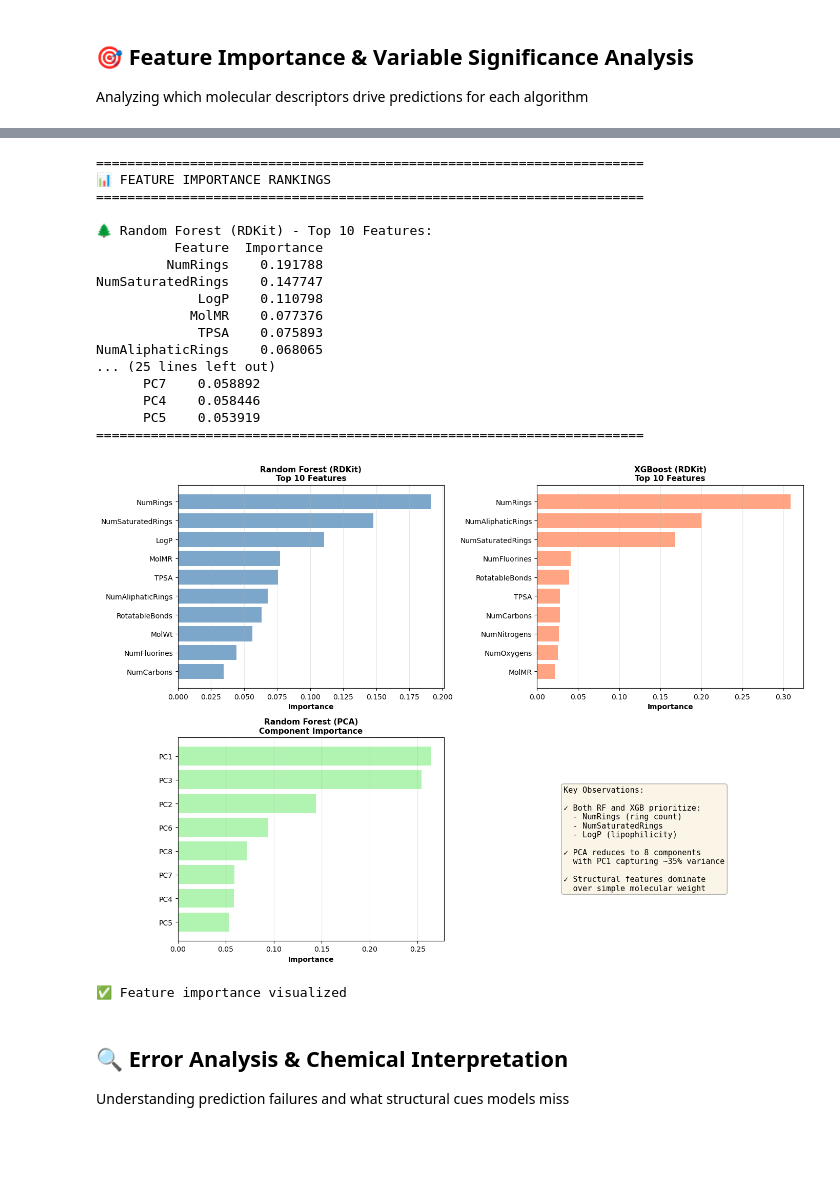
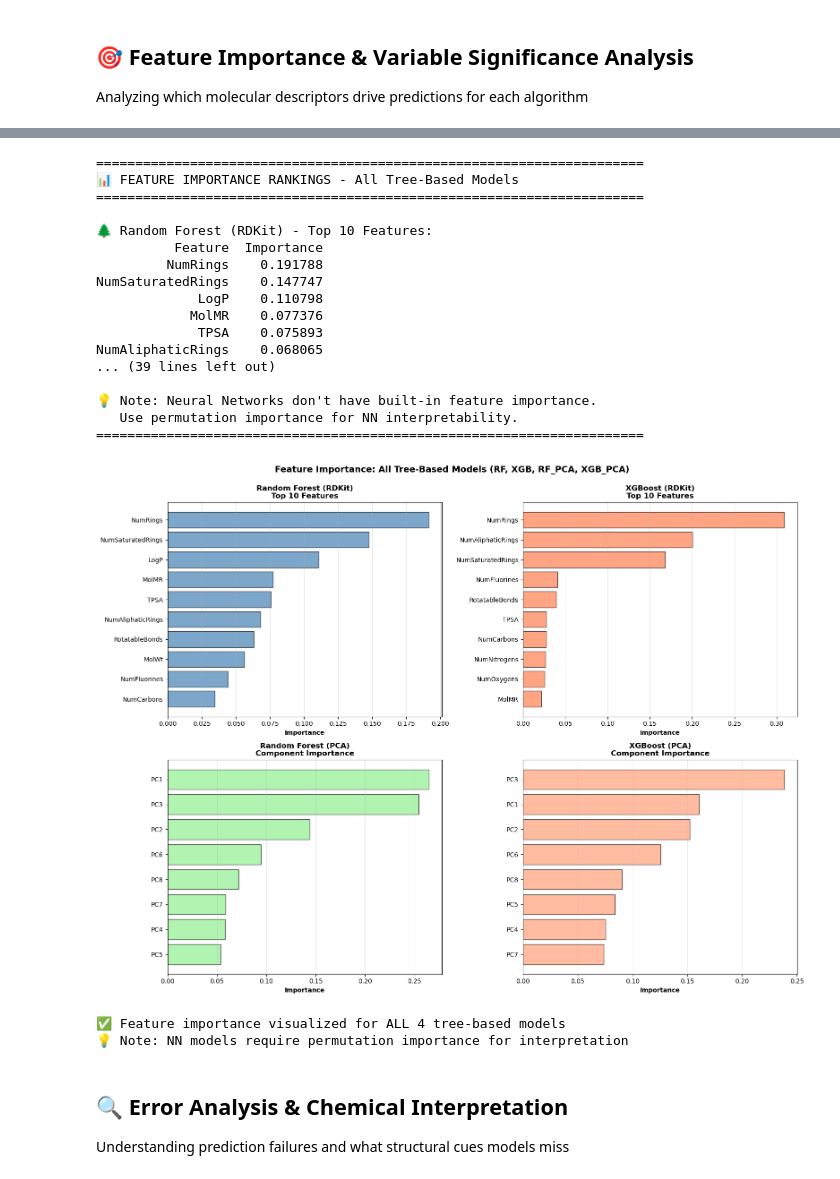
Before and after one commit to KhaledO04/University-BiomedicalMachineLearning, a Jupyter notebook: Main/modeling_all_comparison.ipynb, the cells around one changed output, grey strips where cells are left out. Saved outputs shown, nothing was run; the diff lists cells and outputs as text; code cells hidden in the pictures; blank space fills up the shorter version.

```diff
--- a/Main/modeling_all_comparison.ipynb
+++ b/Main/modeling_all_comparison.ipynb
@@ -339,7 +432,7 @@ print("✅ Models trained")
 # %%
 # Extract feature importances (built-in for tree models)
 print("="*70)
-print("📊 FEATURE IMPORTANCE RANKINGS")
+print("📊 FEATURE IMPORTANCE RANKINGS - All Tree-Based Models")
 print("="*70)
 
 # RF (RDKit) - Built-in importance
@@ -369,10 +462,21 @@ rf_pca_importance = pd.DataFrame({
 print("\n🌲 Random Forest (PCA) - Component Importance:")
 print(rf_pca_importance.to_string(index=False))
 
+# XGB PCA importance
+xgb_pca_importance = pd.DataFrame({
+    'Component': [f'PC{i+1}' for i in range(len(xgb_pca_model.feature_importances_))],
+    'Importance': xgb_pca_model.feature_importances_
+}).sort_values('Importance', ascending=False)
+
+print("\n🚀 XGBoost (PCA) - Component Importance:")
+print(xgb_pca_importance.to_string(index=False))
+
+print("\n💡 Note: Neural Networks don't have built-in feature importance.")
+print("   Use permutation importance for NN interpretability.")
 print("="*70)
 # %% [output]
 ======================================================================
-📊 FEATURE IMPORTANCE RANKINGS
+📊 FEATURE IMPORTANCE RANKINGS - All Tree-Based Models
 ======================================================================
 
 🌲 Random Forest (RDKit) - Top 10 Features:
@@ -383,61 +487,58 @@ NumSaturatedRings    0.147747
             MolMR    0.077376
              TPSA    0.075893
 NumAliphaticRings    0.068065
-... (25 lines left out)
-      PC7    0.058892
-      PC4    0.058446
-      PC5    0.053919
+... (39 lines left out)
+
+💡 Note: Neural Networks don't have built-in feature importance.
+   Use permutation importance for NN interpretability.
 ======================================================================
 # %%
-# Visualize feature importance comparison
-fig, axes = plt.subplots(2, 2, figsize=(14, 10))
+# Visualize feature importance comparison - ALL 4 Tree-Based Models
+fig, axes = plt.subplots(2, 2, figsize=(16, 12))
 
 # RF RDKit
 top_rf = rf_importance.head(10)
-axes[0, 0].barh(top_rf['Feature'], top_rf['Importance'], color='steelblue', alpha=0.7)
+axes[0, 0].barh(top_rf['Feature'], top_rf['Importance'], color='steelblue', alpha=0.7, edgecolor='black')
 axes[0, 0].set_xlabel('Importance', fontsize=10, fontweight='bold')
-axes[0, 0].set_title('Random Forest (RDKit)\nTop 10 Features', fontsize=11, fontweight='bold')
+axes[0, 0].set_title('Random Forest (RDKit)\nTop 10 Features', fontsize=12, fontweight='bold')
 axes[0, 0].invert_yaxis()
 axes[0, 0].grid(axis='x', alpha=0.3)
 
 # XGB RDKit
 top_xgb = xgb_importance.head(10)
-axes[0, 1].barh(top_xgb['Feature'], top_xgb['Importance'], color='coral', alpha=0.7)
+axes[0, 1].barh(top_xgb['Feature'], top_xgb['Importance'], color='coral', alpha=0.7, edgecolor='black')
 axes[0, 1].set_xlabel('Importance', fontsize=10, fontweight='bold')
-axes[0, 1].set_title('XGBoost (RDKit)\nTop 10 Features', fontsize=11, fontweight='bold')
+axes[0, 1].set_title('XGBoost (RDKit)\nTop 10 Features', fontsize=12, fontweight='bold')
 axes[0, 1].invert_yaxis()
 axes[0, 1].grid(axis='x', alpha=0.3)
 
 # RF PCA
-axes[1, 0].barh(rf_pca_importance['Component'], rf_pca_importance['Importance'], color='lightgreen', alpha=0.7)
+axes[1, 0].barh(rf_pca_importance['Component'], rf_pca_importance['Importance'],
+                color='lightgreen', alpha=0.7, edgecolor='black')
 axes[1, 0].set_xlabel('Importance', fontsize=10, fontweight='bold')
-axes[1, 0].set_title('Random Forest (PCA)\nComponent Importance', fontsize=11, fontweight='bold')
+axes[1, 0].set_title('Random Forest (PCA)\nComponent Importance', fontsize=12, fontweight='bold')
 axes[1, 0].invert_yaxis()
 axes[1, 0].grid(axis='x', alpha=0.3)
 
-# Comparative overlap
-axes[1, 1].axis('off')
-overlap_text = "Key Observations:\n\n"
-overlap_text += "✓ Both RF and XGB prioritize:\n"
-overlap_text += "  - NumRings (ring count)\n"
-overlap_text += "  - NumSaturatedRings\n"
-overlap_text += "  - LogP (lipophilicity)\n\n"
-overlap_text += "✓ PCA reduces to 8 components\n"
-overlap_text += "  with PC1 capturing ~35% variance\n\n"
-overlap_text += "✓ Structural features dominate\n"
-overlap_text += "  over simple molecular weight"
+# XGB PCA
+axes[1, 1].barh(xgb_pca_importance['Component'], xgb_pca_importance['Importance'],
+                color='lightsalmon', alpha=0.7, edgecolor='black')
+axes[1, 1].set_xlabel('Importance', fontsize=10, fontweight='bold')
+axes[1, 1].set_title('XGBoost (PCA)\nComponent Importance', fontsize=12, fontweight='bold')
+axes[1, 1].invert_yaxis()
+axes[1, 1].grid(axis='x', alpha=0.3)
 
-axes[1, 1].text(0.1, 0.5, overlap_text, fontsize=11,
-                verticalalignment='center', family='monospace',
-                bbox=dict(boxstyle='round', facecolor='wheat', alpha=0.3))
-
+plt.suptitle('Feature Importance: All Tree-Based Models (RF, XGB, RF_PCA, XGB_PCA)',
+             fontsize=14, fontweight='bold', y=0.995)
 plt.tight_layout()
 plt.show()
 
-print("✅ Feature importance visualized")
+print("✅ Feature importance visualized for ALL 4 tree-based models")
+print("💡 Note: NN models require permutation importance for interpretation")
 # %% [output]
-[figure, old version]
+[figure, new version]
-✅ Feature importance visualized
+✅ Feature importance visualized for ALL 4 tree-based models
+💡 Note: NN models require permutation importance for interpretation
 # %% [markdown]
 ## 🔍 Error Analysis & Chemical Interpretation
 
```
Also changed, not shown: parts of 14 cells of this notebook.
